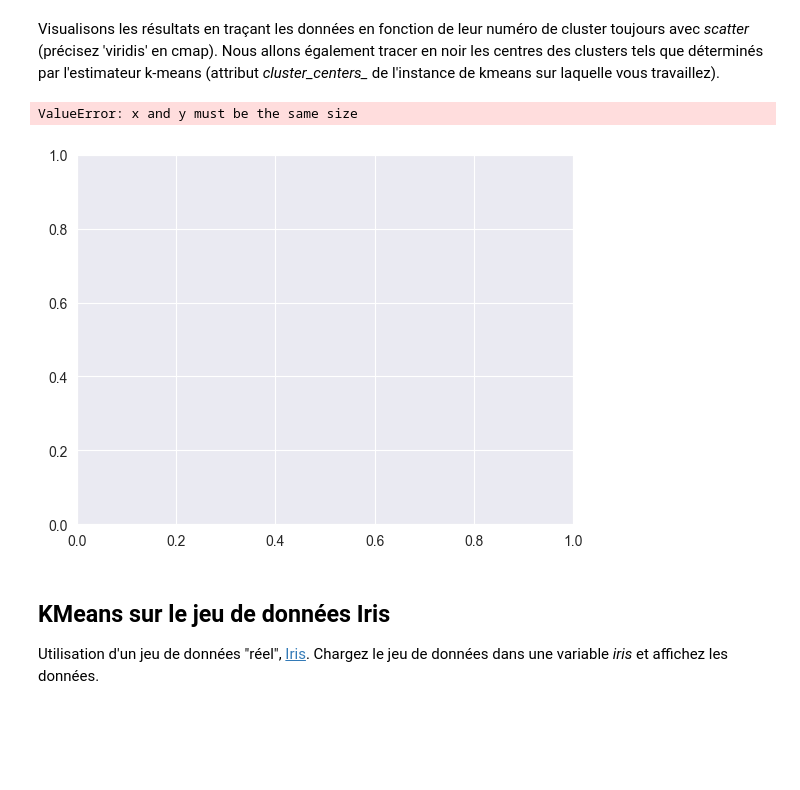
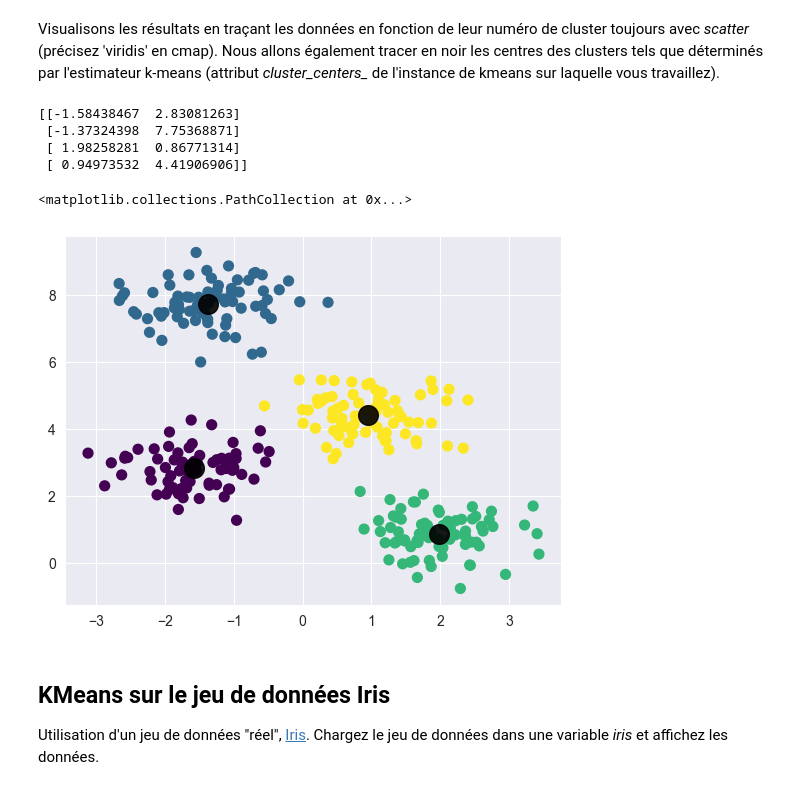
Before and after one commit to Saleheddin/AData, a Jupyter notebook: Source/tp2.ipynb, the cells around one changed output. Cells and saved outputs as stored; diff of their text form; code cells hidden in the pictures; blank space fills up the shorter version.

```diff
--- a/Source/tp2.ipynb
+++ b/Source/tp2.ipynb
@@ -47,11 +47,17 @@ print(prediction)
 # %% [markdown]
 Visualisons les résultats en traçant les données en fonction de leur numéro de cluster toujours avec *scatter* (précisez 'viridis' en cmap). Nous allons également tracer en noir les centres des clusters tels que déterminés par l'estimateur k-means (attribut *cluster_centers_* de l'instance de kmeans sur laquelle vous travaillez).
-# %%
-kmeans.cluster_centers_ = 'b'
-plt.scatter(cmap='viridis')
-# %% [output]
-ValueError: x and y must be the same size
-[figure, removed]
+# %%
+plt.scatter(x[:, 0], x[:, 1], c=y_prediction, s=50, cmap='viridis')
+centers = kmeans.cluster_centers_
+print(centers)
+plt.scatter(centers[:, 0], centers[:, 1], c='black', s=200, alpha=0.9)
+# %% [output]
+[[-1.58438467  2.83081263]
+ [-1.37324398  7.75368871]
+ [ 1.98258281  0.86771314]
+ [ 0.94973532  4.41906906]]
+<matplotlib.collections.PathCollection at 0x...>
+[figure, added]
 # %% [markdown]
 ## KMeans sur le jeu de données Iris
 Utilisation d'un jeu de données "réel", [Iris](https://scikit-learn.org/stable/modules/generated/sklearn.datasets.load_iris.html#sklearn.datasets.load_iris). Chargez le jeu de données dans une variable *iris* et affichez les données.
```
Also changed, not shown: parts of 8 cells of this notebook.
